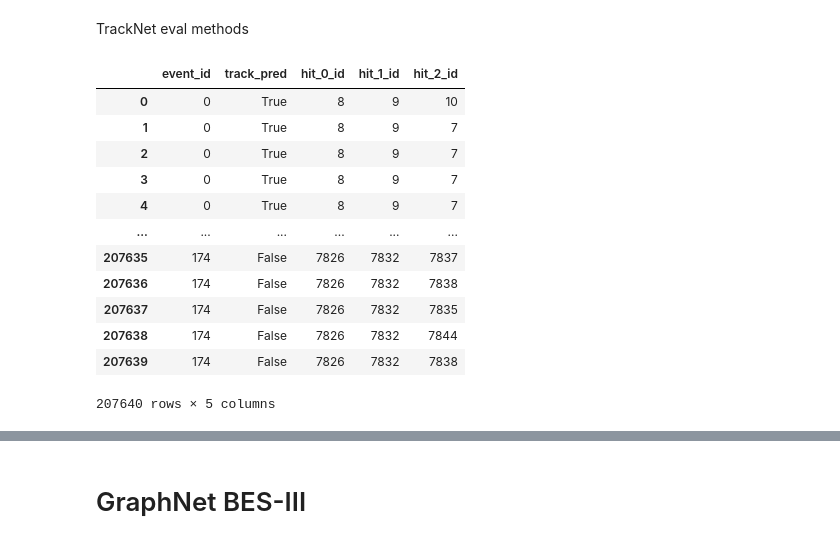
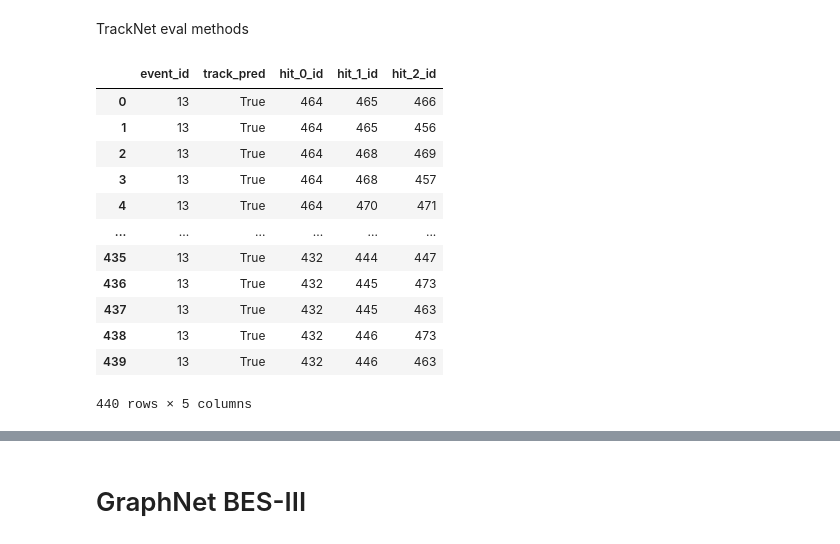
Before and after one commit to t3hseus/ariadne, a Jupyter notebook: notebooks/graphnet_tracknet_eval.ipynb, the cells around one changed output, grey strips where cells are left out. Drawn from its saved outputs; the diff is of its cells as text; code cells hidden in the pictures.

Commit message:
fix notebook (now drop bad tracks even for metrics compute)

```diff
--- a/notebooks/graphnet_tracknet_eval.ipynb
+++ b/notebooks/graphnet_tracknet_eval.ipynb
@@ -34,20 +31,29 @@ stations_constraints = {
     2: {'x': [-166.6, 166.6], 'y': [-166.6, 166.6], 'z': [-423.5, 423.5]},
 }
 # %%
-#events = parse("/zfs/hybrilit.jinr.ru/user/p/pgonchar/data/bes3/events/3.txt", csv_params=csv_params, events_quantity=':')
-events = parse("/Users/egor/prog/dubna/models2606/zfs/hybrilit.jinr.ru/user/p/pgonchar/data/bes3/events/3.txt", csv_params=csv_params, events_quantity=':')
+from ariadne.transformations import Compose, ConstraintsNormalize, ToCylindrical, DropSpinningTracks, DropShort, DropEmpty
+
+events = parse("/zfs/hybrilit.jinr.ru/user/p/pgonchar/data/bes3/events/3.txt", csv_params=csv_params, events_quantity=':')
+#events = parse("/Users/egor/prog/dubna/models2606/zfs/hybrilit.jinr.ru/user/p/pgonchar/data/bes3/events/3.txt", csv_params=csv_params, events_quantity=':')
 events = next(events)[0]
-n_events = 25000
+n_events = 300
 events_to_analyze = events[events.event < n_events]
+
+global_transformer = Compose([
+        DropSpinningTracks(),
+        DropShort(num_stations=3),
+        DropEmpty()
+    ])
+
+events_to_analyze = global_transformer(events_to_analyze)
 # %% [markdown]
 TrackNet eval methods
 # %%
 import torch
 
-from ariadne.utils import load_data, store_in_index,search_in_index
 from ariadne.graph_net.graph_utils.graph_prepare_utils import to_pandas_graph_from_df
 
-from ariadne.utils import get_checkpoint_path, weights_update
+from ariadne.utils.model import get_checkpoint_path, weights_update
 from ariadne.tracknet_v2.model import TrackNETv2
 from ariadne.tracknet_v2_1.model import TrackNetClassifier
 from ariadne.transformations import Compose, ConstraintsNormalize, ToCylindrical, DropSpinningTracks, DropShort
@@ -61,15 +67,14 @@ def load_tracknet_models():
     tracknet_input_features=3
     tracknet_conv_features=32
 
-#     tracknet_ckpt_path_dict = {'model_dir': '/zfs/hybrilit.jinr.ru/user/n/nuvard/ariadne/lightning_logs/TrackNETv2',
+    tracknet_ckpt_path_dict = {'model_dir': '/zfs/hybrilit.jinr.ru/user/n/nuvard/ariadne/lightning_logs/TrackNETv2',
+                           'version': 'version_22', 'checkpoint': 'latest'}
+    classifier_ckpt_path_dict = {'model_dir': '/zfs/hybrilit.jinr.ru/user/n/nuvard/ariadne/lightning_logs/TrackNetClassifier',
+                             'version': 'version_108', 'checkpoint': 'latest'}
+#     tracknet_ckpt_path_dict = {'model_dir': '/Users/egor/prog/dubna/models2606/zfs 2/hybrilit.jinr.ru/user/n/nuvard/ariadne/lightning_logs/TrackNETv2',
 #                            'version': 'version_22', 'checkpoint': 'latest'}
-#     classifier_ckpt_path_dict = {'model_dir': '/zfs/hybrilit.jinr.ru/user/n/nuvard/ariadne/lightning_logs/TrackNetClassifier',
+#     classifier_ckpt_path_dict = {'model_dir': '/Users/egor/prog/dubna/models2606/zfs 3/hybrilit.jinr.ru/user/n/nuvard/ariadne/lightning_logs/TrackNetClassifier',
 #                              'version': 'version_108', 'checkpoint': 'latest'}
-    tracknet_ckpt_path_dict = {'model_dir': '/Users/egor/prog/dubna/models2606/zfs 2/hybrilit.jinr.ru/user/n/nuvard/ariadne/lightning_logs/TrackNETv2',
-                           'version': 'version_22', 'checkpoint': 'latest'}
-    classifier_ckpt_path_dict = {'model_dir': '/Users/egor/prog/dubna/models2606/zfs 3/hybrilit.jinr.ru/user/n/nuvard/ariadne/lightning_logs/TrackNetClassifier',
-                             'version': 'version_108', 'checkpoint': 'latest'}
-    input_dir='/zfs/hybrilit.jinr.ru/user/n/nuvard/ariadne/output/cgem_t_plain_valid_gov_test'
 
     path_to_tracknet_ckpt = get_checkpoint_path(**tracknet_ckpt_path_dict)
     path_to_classifier_ckpt = get_checkpoint_path(**classifier_ckpt_path_dict)
@@ -418,22 +447,22 @@ def build_model_results(model_name, events, load_tracknet_models, preprocess_one
 
 #test_model(events, load_tracknet_models, preprocess_one_event, run_tracknet_eval)
 # %%
-p = test_model(events, load_tracknet_models, preprocess_one_event, run_tracknet_eval)
+p = test_model(events[events.event < 15], load_tracknet_models, preprocess_one_event, run_tracknet_eval)
 p
 #a = build_model_results("TrackNetV2.1", events[events.event < 10], load_tracknet_models, preprocess_one_event, run_tracknet_eval)
 #a
 # %% [output]
 |  | event_id | track_pred | hit_0_id | hit_1_id | hit_2_id |
-| 0 | 0 | True | 8 | 9 | 10 |
-| 1 | 0 | True | 8 | 9 | 7 |
-| 2 | 0 | True | 8 | 9 | 7 |
-| 3 | 0 | True | 8 | 9 | 7 |
-| 4 | 0 | True | 8 | 9 | 7 |
+| 0 | 13 | True | 464 | 465 | 466 |
+| 1 | 13 | True | 464 | 465 | 456 |
+| 2 | 13 | True | 464 | 468 | 469 |
+| 3 | 13 | True | 464 | 468 | 457 |
+| 4 | 13 | True | 464 | 470 | 471 |
 | ... | ... | ... | ... | ... | ... |
-| 207635 | 174 | False | 7826 | 7832 | 7837 |
-| 207636 | 174 | False | 7826 | 7832 | 7838 |
-| 207637 | 174 | False | 7826 | 7832 | 7835 |
-| 207638 | 174 | False | 7826 | 7832 | 7844 |
-| 207639 | 174 | False | 7826 | 7832 | 7838 |
+| 435 | 13 | True | 432 | 444 | 447 |
+| 436 | 13 | True | 432 | 445 | 473 |
+| 437 | 13 | True | 432 | 445 | 463 |
+| 438 | 13 | True | 432 | 446 | 473 |
+| 439 | 13 | True | 432 | 446 | 463 |
-207640 rows × 5 columns
+440 rows × 5 columns
 # %%
```
Also changed, not shown: parts of 9 cells of this notebook.
